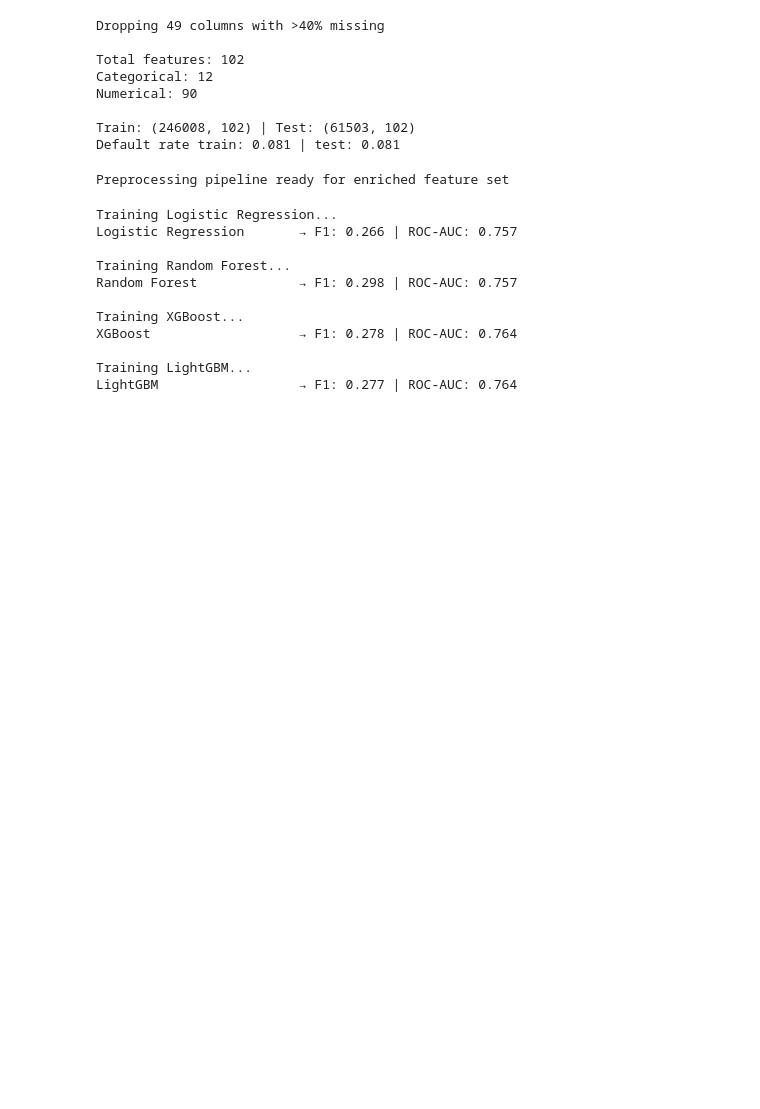
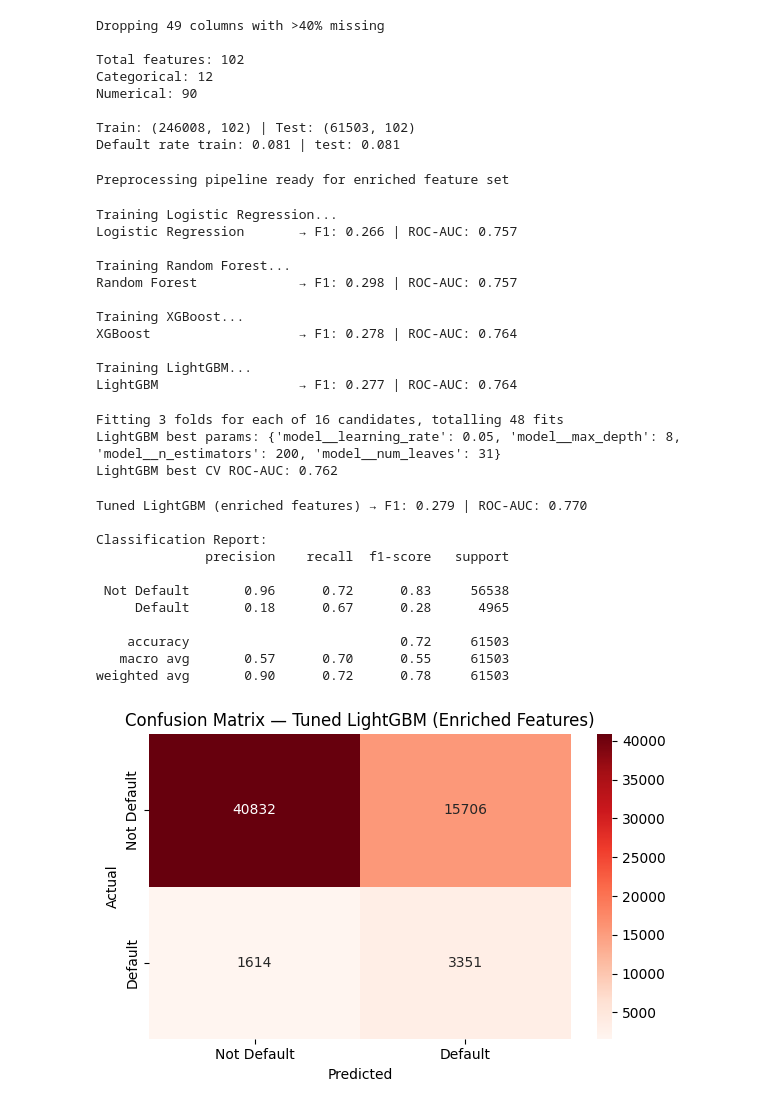
Before and after one commit to aryanparija/Loan-Default-Prediction, a Jupyter notebook: notebooks/02_modeling.ipynb, the cells around one changed output. Saved outputs shown, nothing was run; the diff lists cells and outputs as text; code cells hidden in the pictures; blank space fills up the shorter version.

Commit message:
tune LightGBM on enriched 102-feature set via GridSearchCV — ROC-AUC improves to 0.770 from 0.757 baseline, recall maintained at 0.67

```diff
--- a/notebooks/02_modeling.ipynb
+++ b/notebooks/02_modeling.ipynb
@@ -1033,3 +987,68 @@ XGBoost                   → F1: 0.278 | ROC-AUC: 0.764
 
 Training LightGBM...
 LightGBM                  → F1: 0.277 | ROC-AUC: 0.764
+# %%
+from sklearn.model_selection import GridSearchCV
+
+lgbm_tuning_pipe = Pipeline([
+    ('preprocessor', preprocessor),
+    ('model', LGBMClassifier(random_state=42, scale_pos_weight=11, verbose=-1))
+])
+
+lgbm_param_grid = {
+    'model__n_estimators': [200, 300],
+    'model__max_depth': [6, 8],
+    'model__learning_rate': [0.05, 0.1],
+    'model__num_leaves': [31, 50],
+}
+
+lgbm_grid = GridSearchCV(
+    lgbm_tuning_pipe, lgbm_param_grid,
+    cv=3, scoring='roc_auc', n_jobs=-1, verbose=1
+)
+lgbm_grid.fit(X_train, y_train)
+
+print("LightGBM best params:", lgbm_grid.best_params_)
+print("LightGBM best CV ROC-AUC:", round(lgbm_grid.best_score_, 4))
+# %% [output]
+Fitting 3 folds for each of 16 candidates, totalling 48 fits
+LightGBM best params: {'model__learning_rate': 0.05, 'model__max_depth': 8, 'model__n_estimators': 200, 'model__num_leaves': 31}
+LightGBM best CV ROC-AUC: 0.762
+# %%
+best_model = lgbm_grid.best_estimator_
+
+y_pred_tuned = best_model.predict(X_test)
+y_prob_tuned = best_model.predict_proba(X_test)[:, 1]
+
+f1_tuned = f1_score(y_test, y_pred_tuned)
+roc_tuned = roc_auc_score(y_test, y_prob_tuned)
+
+print(f"Tuned LightGBM (enriched features) → F1: {f1_tuned:.3f} | ROC-AUC: {roc_tuned:.3f}")
+print()
+print("Classification Report:")
+print(classification_report(y_test, y_pred_tuned, target_names=['Not Default', 'Default']))
+
+from sklearn.metrics import confusion_matrix
+cm = confusion_matrix(y_test, y_pred_tuned)
+plt.figure(figsize=(6,4))
+sns.heatmap(cm, annot=True, fmt='d', cmap='Reds',
+            xticklabels=['Not Default', 'Default'],
+            yticklabels=['Not Default', 'Default'])
+plt.title('Confusion Matrix — Tuned LightGBM (Enriched Features)')
+plt.ylabel('Actual')
+plt.xlabel('Predicted')
+plt.tight_layout()
+plt.show()
+# %% [output]
+Tuned LightGBM (enriched features) → F1: 0.279 | ROC-AUC: 0.770
+
+Classification Report:
+              precision    recall  f1-score   support
+
+ Not Default       0.96      0.72      0.83     56538
+     Default       0.18      0.67      0.28      4965
+
+    accuracy                           0.72     61503
+   macro avg       0.57      0.70      0.55     61503
+weighted avg       0.90      0.72      0.78     61503
+[figure, added]
```
Also changed, not shown: parts of 4 cells of this notebook.
